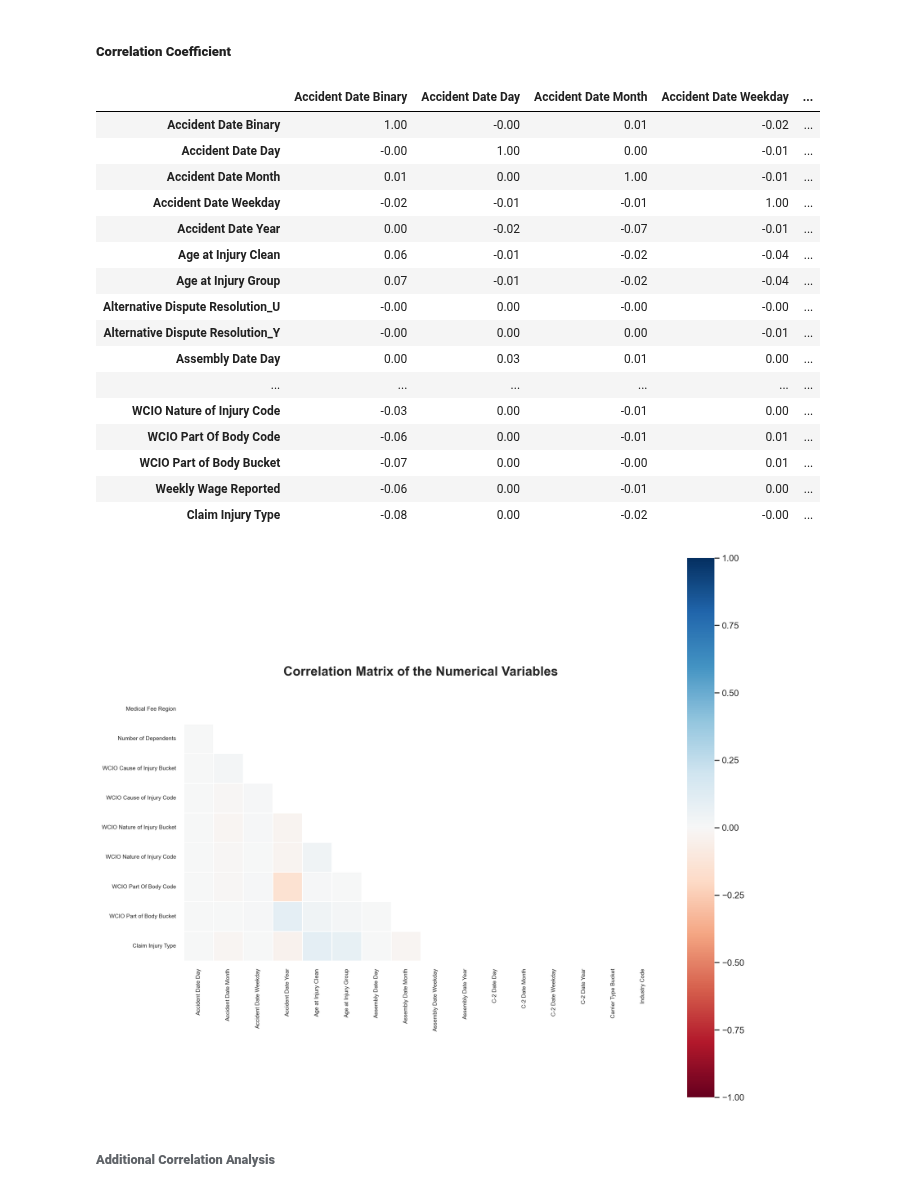
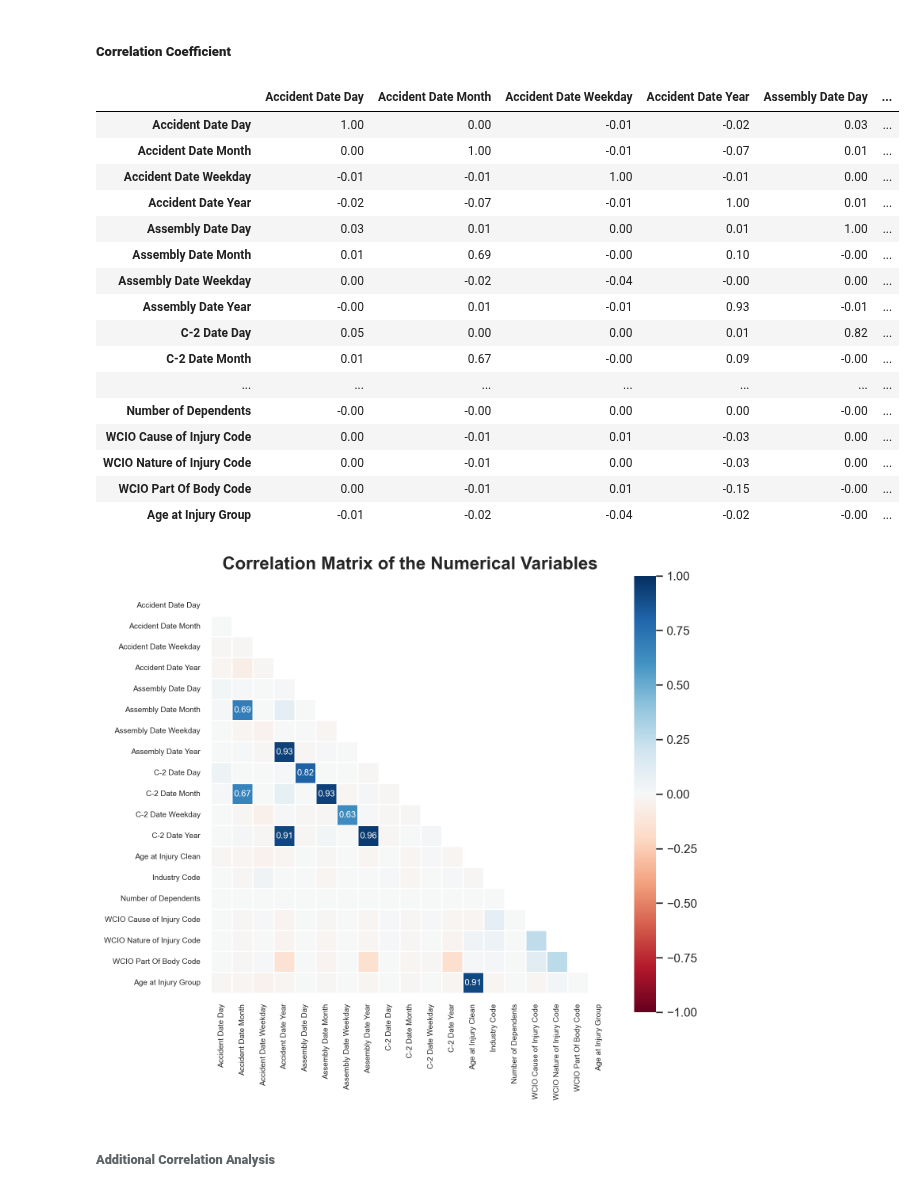
Before and after one commit to Silvestre17/ML_24.25_Project_Group33, a Jupyter notebook: 2_FeatureEngineering_MLProject_Group33.ipynb, the cells around one changed output. Drawn from its saved outputs; the diff is of its cells as text; code cells hidden in the pictures.

```diff
--- a/2_FeatureEngineering_MLProject_Group33.ipynb
+++ b/2_FeatureEngineering_MLProject_Group33.ipynb
@@ -1445,6 +1411,31 @@ print('\n',y_train.shape, y_val.shape)
 binary_columns = [
     'Accident Date Binary', 'C-2 Date Binary', 'C-3 Date Binary', 'First Hearing Date Binary',
     'COVID-19 Indicator_Y', 'Alternative Dispute Resolution_U', 'Alternative Dispute Resolution_Y',
+    'Carrier Type Bucket_1A. PRIVATE', 'Carrier Type Bucket_2A. SIF', 'Carrier Type Bucket_3A. SELF PUBLIC',
+    'Carrier Type Bucket_4A. SELF PRIVATE', 'Carrier Type Bucket_5A-5C. SPECIAL FUND',
+    'Medical Fee Region_II',
+    'Medical Fee Region_III',
+    'Medical Fee Region_IV',
+    'Medical Fee Region_UK',
+    'WCIO Cause of Injury Bucket_1 - Temp',
+    'WCIO Cause of Injury Bucket_10 - Miscellaneous',
+    'WCIO Cause of Injury Bucket_2 - Caught',
+    'WCIO Cause of Injury Bucket_3 - Cut',
+    'WCIO Cause of Injury Bucket_4 - Fall',
+    'WCIO Cause of Injury Bucket_5 - Motor Vehicle',
+    'WCIO Cause of Injury Bucket_6 - Strain_data',
+    'WCIO Cause of Injury Bucket_7 - Striking',
+    'WCIO Cause of Injury Bucket_8 - Struck',
+    'WCIO Cause of Injury Bucket_9 - Rubbed',
+    'WCIO Nature of Injury Bucket_1 - Specific',
+    'WCIO Nature of Injury Bucket_2 - Occupational/Cumulative',
+    'WCIO Nature of Injury Bucket_3 - Multiple',
+    'WCIO Part of Body Bucket_I - Head',
+    'WCIO Part of Body Bucket_II - Neck',
+    'WCIO Part of Body Bucket_III - Upper Extremities',
+    'WCIO Part of Body Bucket_IV - Trunk',
+    'WCIO Part of Body Bucket_V - Lower Extremities',
+    'WCIO Part of Body Bucket_VI - Multiple Body Parts',
     'Attorney/Representative_Y', 'Gender_M', 'Gender_U', 'Gender_X', 'District Name_BINGHAMTON',
     'District Name_BUFFALO', 'District Name_HAUPPAUGE', 'District Name_NYC',
     'District Name_ROCHESTER', 'District Name_STATEWIDE', 'District Name_SYRACUSE',
@@ -1455,17 +1446,18 @@ numerical_columns = [
     'Accident Date Day', 'Accident Date Month', 'Accident Date Weekday', 'Accident Date Year',
     'Assembly Date Day', 'Assembly Date Month', 'Assembly Date Weekday', 'Assembly Date Year',
     'C-2 Date Day', 'C-2 Date Month', 'C-2 Date Weekday', 'C-2 Date Year',
-    'Age at Injury Clean', 'Age at Injury Group', 'Carrier Type Bucket',
-    'Industry Code', 'Medical Fee Region', 'Number of Dependents',
-    'WCIO Cause of Injury Bucket', 'WCIO Cause of Injury Code',
-    'WCIO Nature of Injury Bucket', 'WCIO Nature of Injury Code',
-    'WCIO Part Of Body Code', 'WCIO Part of Body Bucket'
+    'Age at Injury Clean', 'Industry Code', 'Number of Dependents',
+    'WCIO Cause of Injury Code', 'WCIO Nature of Injury Code', 'WCIO Part Of Body Code',
 ]
 # %%
 # Update the data types for the columns (binary columns as 'int32', numerical columns as 'int64')
 X_train[binary_columns] = X_train[binary_columns].astype('int32')
 X_val[binary_columns] = X_val[binary_columns].astype('int32')
 test_data[binary_columns] = test_data[binary_columns].astype('int32')
+
+X_train['Age at Injury Group'] = X_train['Age at Injury Group'].astype('int32')
+X_val['Age at Injury Group'] = X_val['Age at Injury Group'].astype('int32')
+test_data['Age at Injury Group'] = test_data['Age at Injury Group'].astype('int32')
 
 X_train[numerical_columns] = X_train[numerical_columns].astype('int64')
 X_val[numerical_columns] = X_val[numerical_columns].astype('int64')
@@ -1490,61 +1487,61 @@ test_data[numerical_columns] = test_data[numerical_columns].astype('int64')
 ##### **Correlation Coefficient**
 # %%
 # Spearman correlation matrix
-cor_spearman = pd.concat([X_train, y_train], axis=1).corr(method='spearman')
+cor_spearman = pd.concat([X_train, y_train], axis=1)[numerical_columns + ['Age at Injury Group']].corr(method='spearman')
 cor_spearman = cor_spearman.round(2)
 cor_spearman
 # %% [output]
-|  | Accident Date Binary | Accident Date Day | Accident Date Month | Accident Date Weekday | ... |
-| Accident Date Binary | 1.00 | -0.00 | 0.01 | -0.02 | ... |
-| Accident Date Day | -0.00 | 1.00 | 0.00 | -0.01 | ... |
-| Accident Date Month | 0.01 | 0.00 | 1.00 | -0.01 | ... |
-| Accident Date Weekday | -0.02 | -0.01 | -0.01 | 1.00 | ... |
-| Accident Date Year | 0.00 | -0.02 | -0.07 | -0.01 | ... |
-| Age at Injury Clean | 0.06 | -0.01 | -0.02 | -0.04 | ... |
-| Age at Injury Group | 0.07 | -0.01 | -0.02 | -0.04 | ... |
-| Alternative Dispute Resolution_U | -0.00 | 0.00 | -0.00 | -0.00 | ... |
-| Alternative Dispute Resolution_Y | -0.00 | 0.00 | 0.00 | -0.01 | ... |
-| Assembly Date Day | 0.00 | 0.03 | 0.01 | 0.00 | ... |
-| ... | ... | ... | ... | ... | ... |
-| WCIO Nature of Injury Code | -0.03 | 0.00 | -0.01 | 0.00 | ... |
-| WCIO Part Of Body Code | -0.06 | 0.00 | -0.01 | 0.01 | ... |
-| WCIO Part of Body Bucket | -0.07 | 0.00 | -0.00 | 0.01 | ... |
-| Weekly Wage Reported | -0.06 | 0.00 | -0.01 | 0.00 | ... |
-| Claim Injury Type | -0.08 | 0.00 | -0.02 | -0.00 | ... |
+|  | Accident Date Day | Accident Date Month | Accident Date Weekday | Accident Date Year | Assembly Date Day | ... |
+| Accident Date Day | 1.00 | 0.00 | -0.01 | -0.02 | 0.03 | ... |
+| Accident Date Month | 0.00 | 1.00 | -0.01 | -0.07 | 0.01 | ... |
+| Accident Date Weekday | -0.01 | -0.01 | 1.00 | -0.01 | 0.00 | ... |
+| Accident Date Year | -0.02 | -0.07 | -0.01 | 1.00 | 0.01 | ... |
+| Assembly Date Day | 0.03 | 0.01 | 0.00 | 0.01 | 1.00 | ... |
+| Assembly Date Month | 0.01 | 0.69 | -0.00 | 0.10 | -0.00 | ... |
+| Assembly Date Weekday | 0.00 | -0.02 | -0.04 | -0.00 | 0.00 | ... |
+| Assembly Date Year | -0.00 | 0.01 | -0.01 | 0.93 | -0.01 | ... |
+| C-2 Date Day | 0.05 | 0.00 | 0.00 | 0.01 | 0.82 | ... |
+| C-2 Date Month | 0.01 | 0.67 | -0.00 | 0.09 | -0.00 | ... |
+| ... | ... | ... | ... | ... | ... | ... |
+| Number of Dependents | -0.00 | -0.00 | 0.00 | 0.00 | -0.00 | ... |
+| WCIO Cause of Injury Code | 0.00 | -0.01 | 0.01 | -0.03 | 0.00 | ... |
+| WCIO Nature of Injury Code | 0.00 | -0.01 | 0.00 | -0.03 | 0.00 | ... |
+| WCIO Part Of Body Code | 0.00 | -0.01 | 0.01 | -0.15 | -0.00 | ... |
+| Age at Injury Group | -0.01 | -0.02 | -0.04 | -0.02 | -0.00 | ... |
 # %%
 # ---------------------- Spearman Correlation [Heatmap] ----------------------
 # Show only high or low values: values above |0.3| will appear annotated in the plot
 mask_annot = np.absolute(cor_spearman.values) >= 0.3
 annot = np.where(mask_annot, cor_spearman.values, np.full(cor_spearman.shape,""))
 
 # Create a mask to hide the upper triangle of the correlation matrix
 mask = np.zeros_like(cor_spearman, dtype=np.bool_)
 mask[np.triu_indices_from(mask)] = True
 
 # # Create a custom diverging palette from red (-1) to white (0) to green (1)
 # cmap = sns.diverging_palette(10, 130, s=100, l=50, n=9, center='light', as_cmap=True)
 
 # Plot the correlation matrix as a Heatmap
-fig = plt.figure(figsize=(12, 12))
+fig = plt.figure(figsize=(8, 8))
 sns.heatmap(cor_spearman,
             mask=mask,      # Hide the upper triangle
             cmap='RdBu',    # Colot Palette
             annot=annot,    # Show only VERY high or VERY low values
             fmt='s',        # fmt='s' -> string format
             # annot=True,     # Show all values
-            annot_kws={'fontsize':4}, cbar_kws={'shrink':0.8},
+            annot_kws={'fontsize':8}, cbar_kws={'shrink':0.8},
             vmin=-1, vmax=1, center=0, linewidths=0.5, square=True)
 
 plt.title('Correlation Matrix of the Numerical Variables\n', fontsize=16, fontweight='bold')
 plt.xlabel('')
 plt.ylabel('')
 plt.xticks(fontsize=7)
 plt.yticks(fontsize=7)
 plt.tight_layout()
 fig.savefig('./[ML]_Project_EDAOutputs_Group33/FeatureSelection/Spearman_Correlation_Matrix_Numerical_AfterFeatureEngineering.png', dpi=300, bbox_inches='tight')
 plt.show()
 # %% [output]
-[figure, old version]
+[figure, new version]
 # %% [markdown]
 ###### **Additional Correlation Analysis**
 # %%
```
Also changed, not shown: parts of 28 cells of this notebook, 9 other files.
